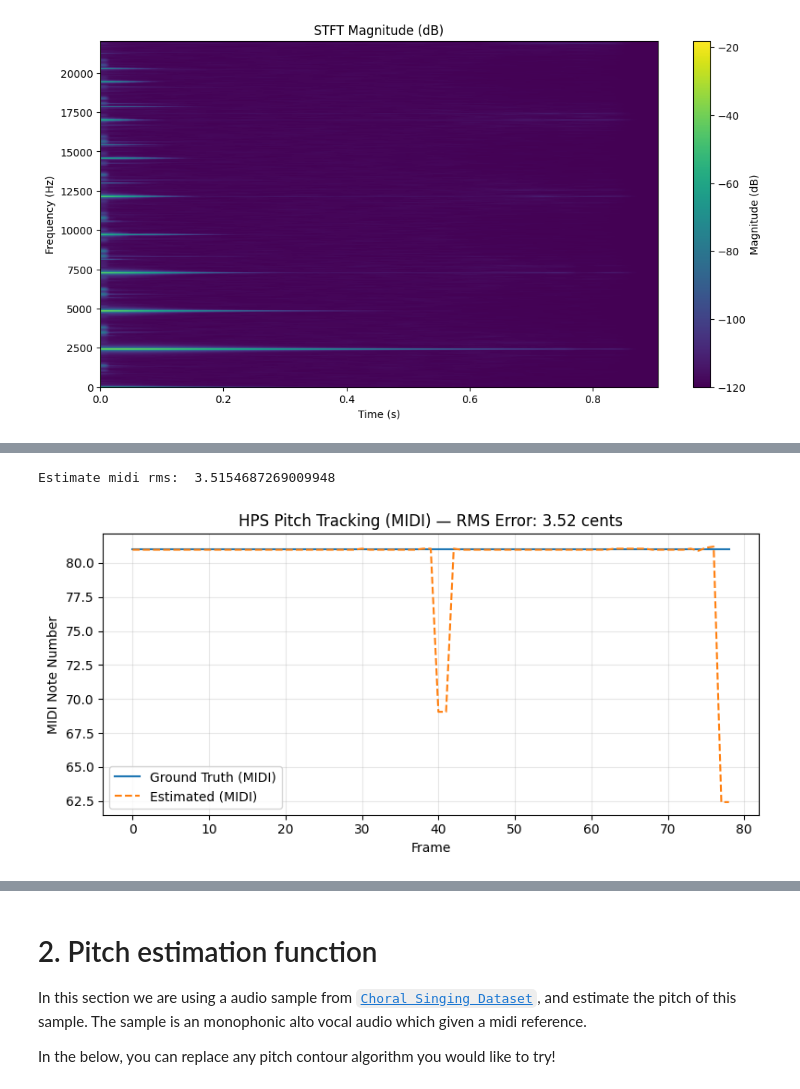
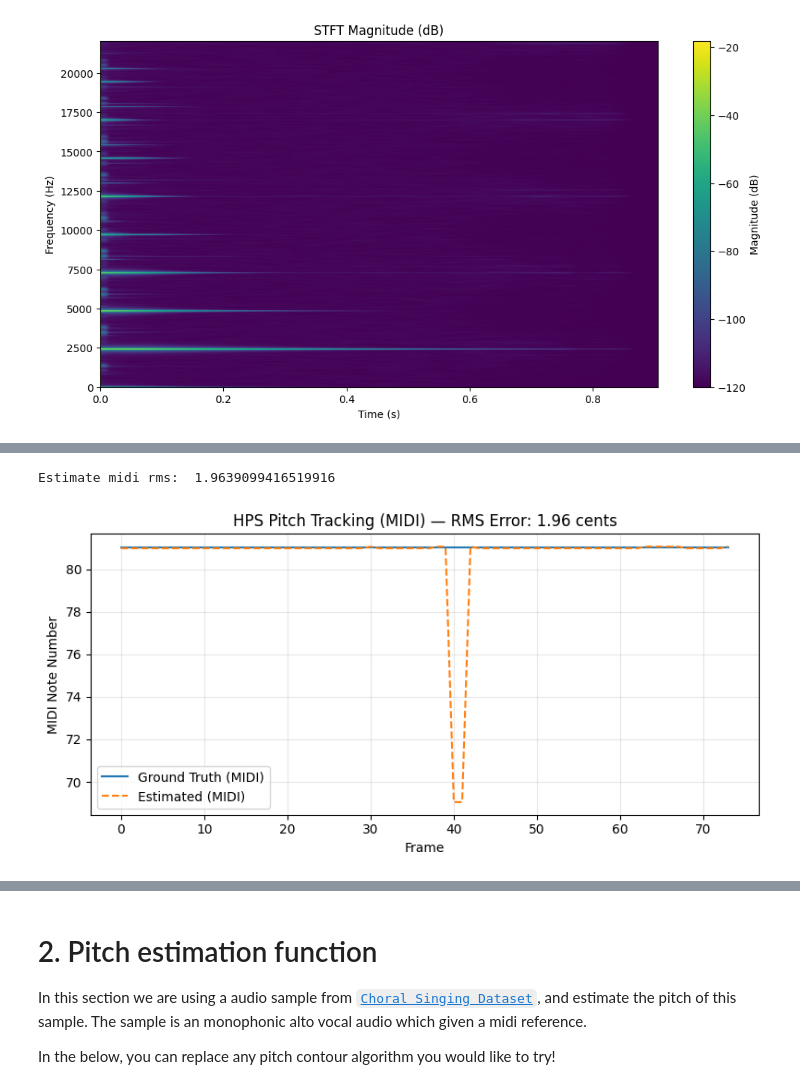
Before and after one commit to alexanderlerch/pynbACA, a Jupyter notebook: Notebooks/03_PitchContour.ipynb, the cells around one changed output, grey strips where cells are left out. Saved outputs shown, nothing was run; the diff lists cells and outputs as text; code cells hidden in the pictures.

```diff
--- a/Notebooks/03_PitchContour.ipynb
+++ b/Notebooks/03_PitchContour.ipynb
@@ -295,14 +309,15 @@ Estimate midi rms:  32.42461153320425
 # %%
 # use spectral hps estimation
 est_freq, est_time = pyACA.computePitch('SpectralHps', wav, f_s, iBlockLength=4096, iHopLength=512)
+est_freq = est_freq[0:-5]
 est_midi = ToolFreq2Midi(est_freq)
 est_midi = np.asarray(est_midi, dtype=float).squeeze()
 gt_midi = np.full_like(est_midi, 81.0)
 
 rms_midi_error = eval_pitchtrack(estimate=est_midi, groundtruth=gt_midi, mode='pitch')
 print("Estimate midi rms: ", rms_midi_error)
 
 visualize_tracking_midi(est_midi,gt_midi,rms_midi_error, 'HPS Pitch Tracking (MIDI)')
 # %% [output]
-Estimate midi rms:  3.5154687269009948
+Estimate midi rms:  1.9639099416519916
-[figure, old version]
+[figure, new version]
```
Also changed, not shown: parts of 14 cells of this notebook, 38 other files.
